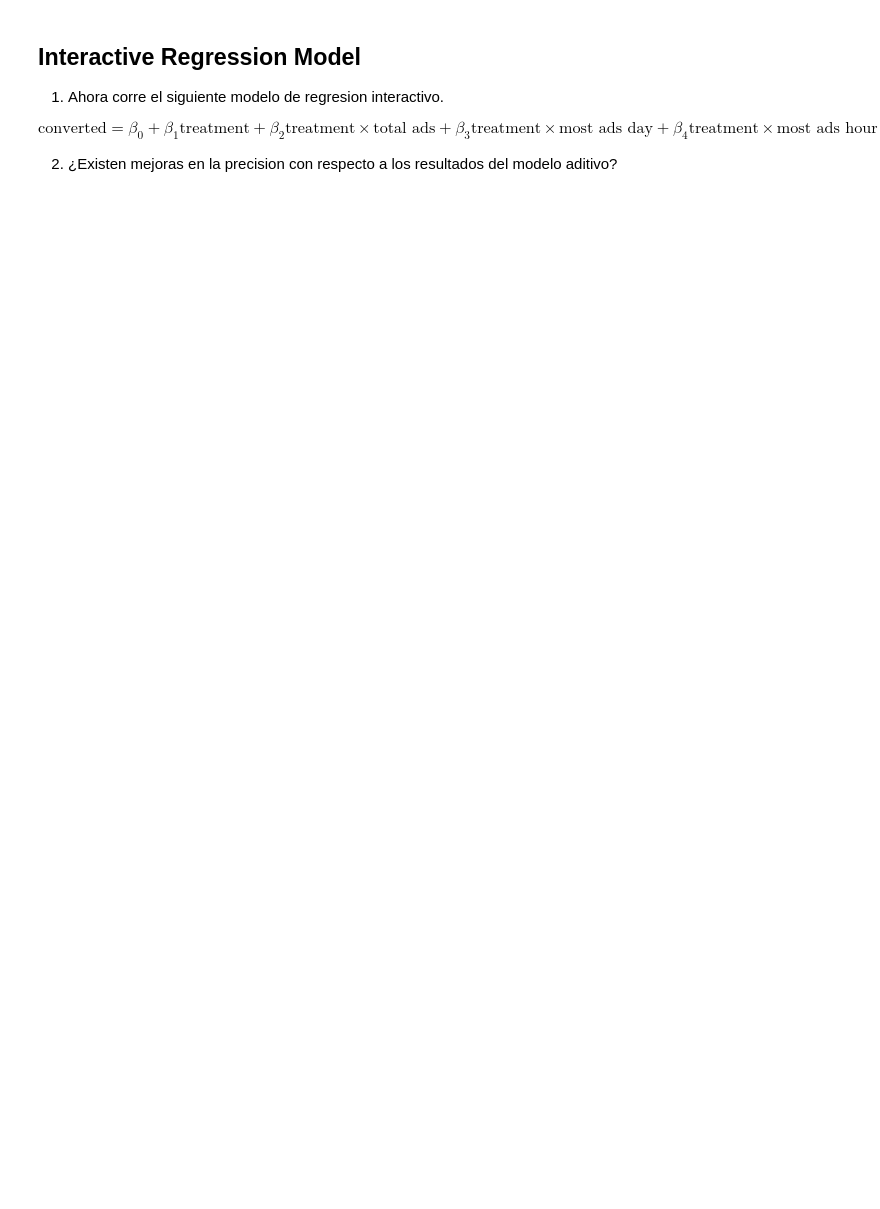
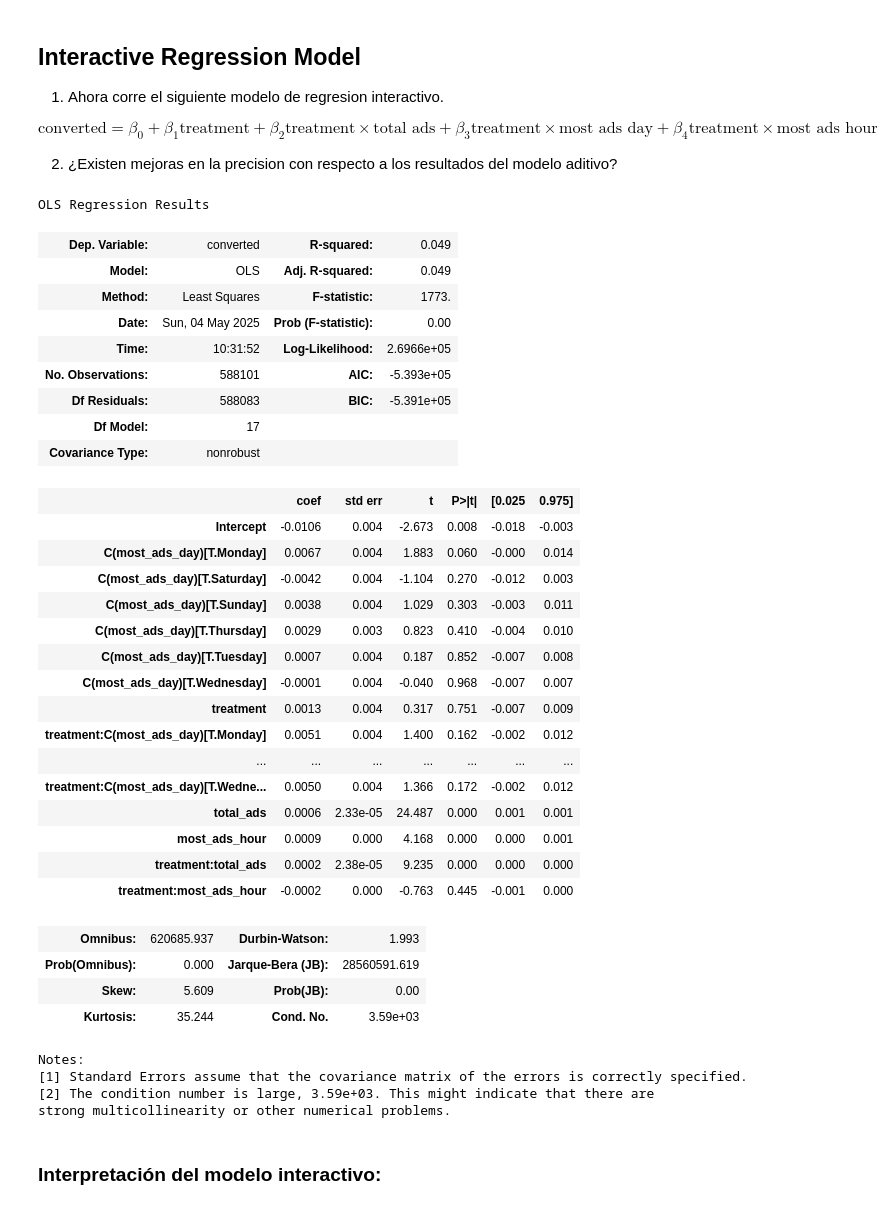
Before and after one commit to WSmithDR/A-B-testing-project, a Jupyter notebook: Regression_AB_Test.ipynb, the cells around one changed output. Cells and saved outputs as stored; diff of their text form; code cells hidden in the pictures; blank space fills up the shorter version.

```diff
--- a/Regression_AB_Test.ipynb
+++ b/Regression_AB_Test.ipynb
@@ -70,3 +178,44 @@ $$
 $$
 
 2. ¿Existen mejoras en la precision con respecto a los resultados del modelo aditivo?
+# %%
+model3 = smf.ols('converted ~ treatment * (total_ads + C(most_ads_day) + most_ads_hour)', data=df).fit()
+# %%
+display(model3.summary())
+# %% [output]
+OLS Regression Results
+| Dep. Variable: | converted | R-squared: | 0.049 |
+| Model: | OLS | Adj. R-squared: | 0.049 |
+| Method: | Least Squares | F-statistic: | 1773. |
+| Date: | Sun, 04 May 2025 | Prob (F-statistic): | 0.00 |
+| Time: | 10:31:52 | Log-Likelihood: | 2.6966e+05 |
+| No. Observations: | 588101 | AIC: | -5.393e+05 |
+| Df Residuals: | 588083 | BIC: | -5.391e+05 |
+| Df Model: | 17 |  |  |
+| Covariance Type: | nonrobust |  |  |
+|  | coef | std err | t | P>|t| | [0.025 | 0.975] |
+| Intercept | -0.0106 | 0.004 | -2.673 | 0.008 | -0.018 | -0.003 |
+| C(most_ads_day)[T.Monday] | 0.0067 | 0.004 | 1.883 | 0.060 | -0.000 | 0.014 |
+| C(most_ads_day)[T.Saturday] | -0.0042 | 0.004 | -1.104 | 0.270 | -0.012 | 0.003 |
+| C(most_ads_day)[T.Sunday] | 0.0038 | 0.004 | 1.029 | 0.303 | -0.003 | 0.011 |
+| C(most_ads_day)[T.Thursday] | 0.0029 | 0.003 | 0.823 | 0.410 | -0.004 | 0.010 |
+| C(most_ads_day)[T.Tuesday] | 0.0007 | 0.004 | 0.187 | 0.852 | -0.007 | 0.008 |
+| C(most_ads_day)[T.Wednesday] | -0.0001 | 0.004 | -0.040 | 0.968 | -0.007 | 0.007 |
+| treatment | 0.0013 | 0.004 | 0.317 | 0.751 | -0.007 | 0.009 |
+| treatment:C(most_ads_day)[T.Monday] | 0.0051 | 0.004 | 1.400 | 0.162 | -0.002 | 0.012 |
+| ... | ... | ... | ... | ... | ... | ... |
+| treatment:C(most_ads_day)[T.Wedne... | 0.0050 | 0.004 | 1.366 | 0.172 | -0.002 | 0.012 |
+| total_ads | 0.0006 | 2.33e-05 | 24.487 | 0.000 | 0.001 | 0.001 |
+| most_ads_hour | 0.0009 | 0.000 | 4.168 | 0.000 | 0.000 | 0.001 |
+| treatment:total_ads | 0.0002 | 2.38e-05 | 9.235 | 0.000 | 0.000 | 0.000 |
+| treatment:most_ads_hour | -0.0002 | 0.000 | -0.763 | 0.445 | -0.001 | 0.000 |
+| Omnibus: | 620685.937 | Durbin-Watson: | 1.993 |
+| Prob(Omnibus): | 0.000 | Jarque-Bera (JB): | 28560591.619 |
+| Skew: | 5.609 | Prob(JB): | 0.00 |
+| Kurtosis: | 35.244 | Cond. No. | 3.59e+03 |
+Notes:
+[1] Standard Errors assume that the covariance matrix of the errors is correctly specified.
+[2] The condition number is large, 3.59e+03. This might indicate that there are
+strong multicollinearity or other numerical problems.
+# %% [markdown]
+### Interpretación del modelo interactivo:
```
Also changed, not shown: parts of 18 cells of this notebook, 33 other files.
